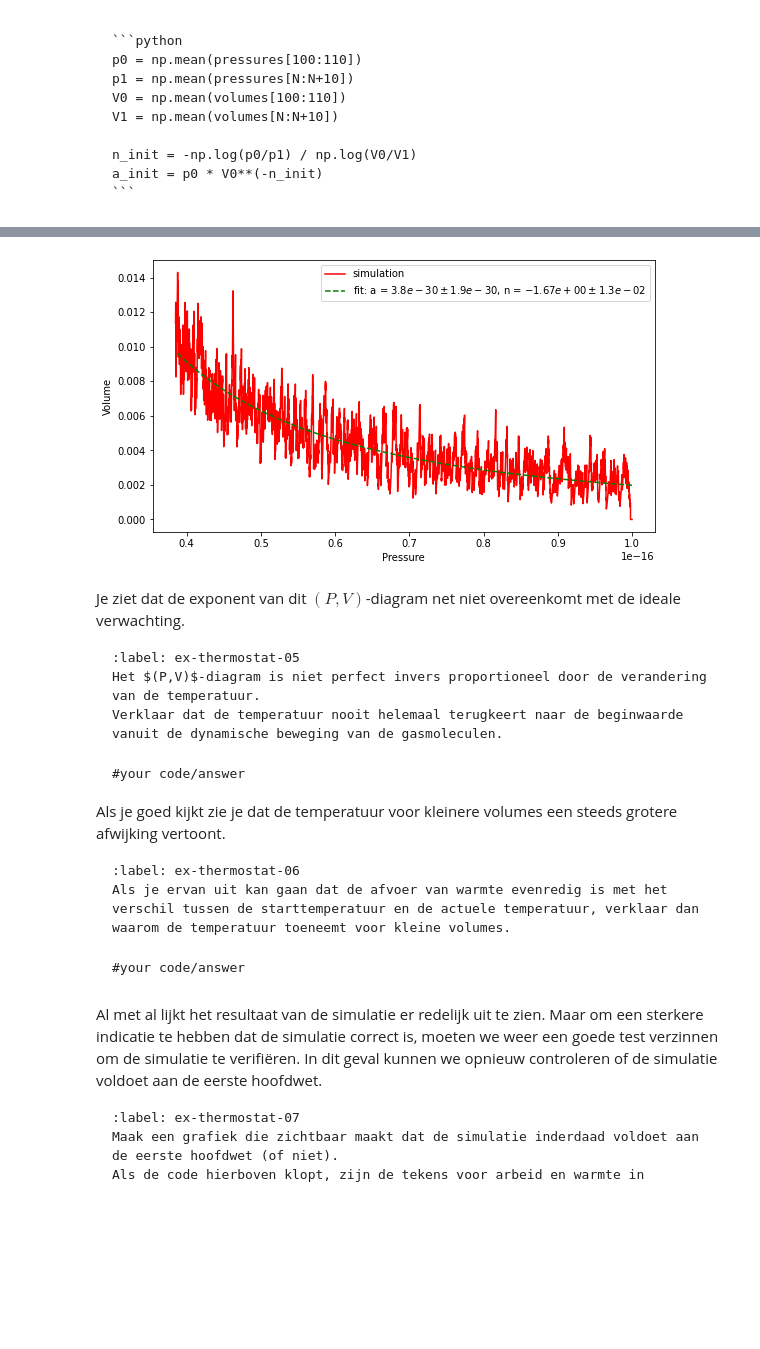
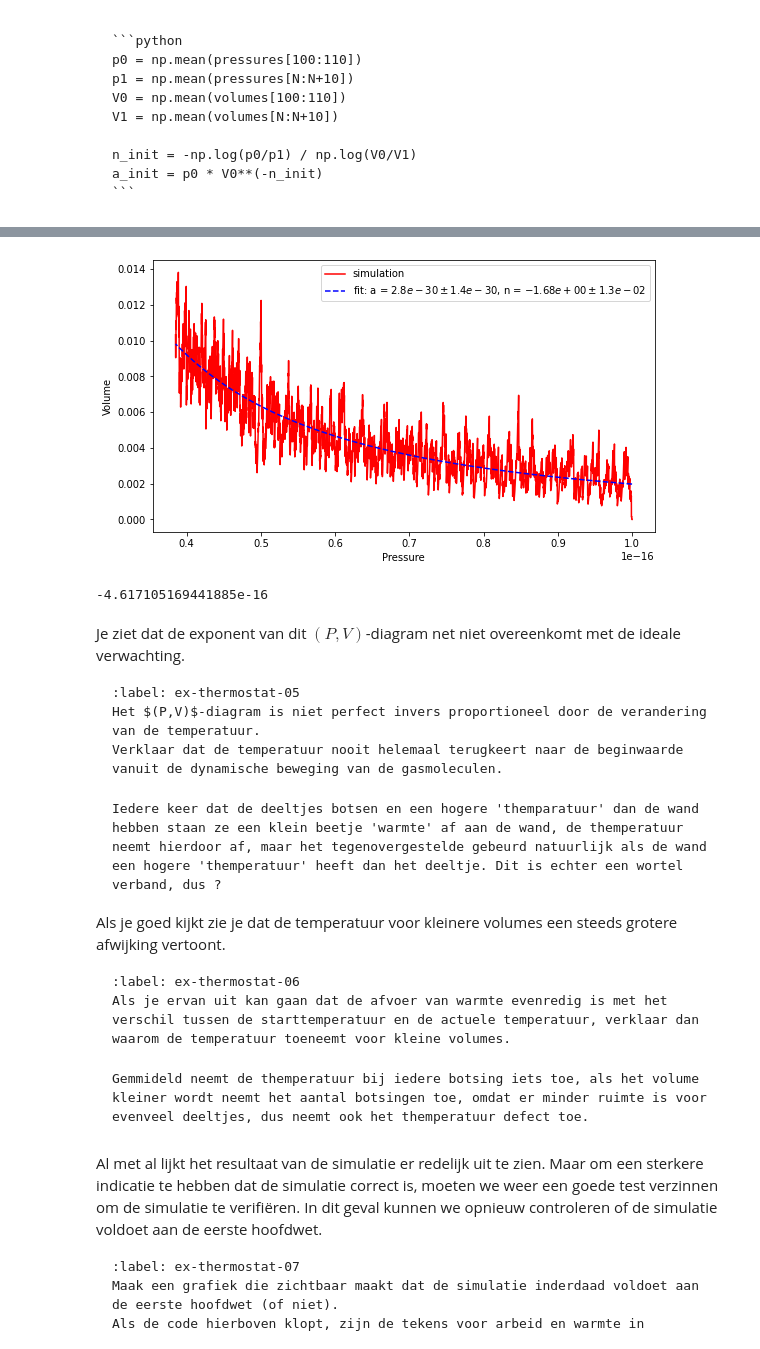
Before and after one commit to oprelo/thermo-project, a Jupyter notebook: Content/PySim/8_thermostaat.ipynb, the cells around one changed output, grey strips where cells are left out. Saved outputs shown, nothing was run; the diff lists cells and outputs as text; code cells hidden in the pictures; blank space fills up the shorter version.

````diff
--- a/Content/PySim/8_thermostaat.ipynb
+++ b/Content/PySim/8_thermostaat.ipynb
@@ -367,20 +368,25 @@ print(a_init)
 # %%
 def power_law(vol, a, n):
     return a * vol**n
 
 #your code/answer
-var, cov = curve_fit(power_law,volumes,pressures,p0=(a_init,-n_init))
+var, cov = curve_fit(power_law,volumes,pressures,p0=(a_init,-n_init)) #curve fit uitvoeren op de bovenstaande vergelijking, n moet negatief zijn, dus staat er een - teken voor n_init
 fit_pressures = power_law(volumes,*var)
 
+#volume pressure plot inclusief fit
 plt.figure(figsize=(9,5))
 plt.plot(volumes,pressures,'r-',label='simulation')
-plt.plot(volumes,fit_pressures,'g--',label=f'fit: a = ${var[0]:.1e}\pm{np.sqrt(cov[0,0]):.1e}$, n = ${var[1]:.2e}\pm{np.sqrt(cov[1,1]):.1e}$')
+plt.plot(volumes,fit_pressures,'b--',label=f'fit: a = ${var[0]:.1e}\pm{np.sqrt(cov[0,0]):.1e}$, n = ${var[1]:.2e}\pm{np.sqrt(cov[1,1]):.1e}$')
 plt.xlabel('Pressure')
 plt.ylabel('Volume')
 plt.legend()
 plt.show()
 # %% [output]
-[figure, old version]
+[figure, new version]
+# %%
+print(sum(heats))
+# %% [output]
+-4.617105169441885e-16
 # %% [markdown]
 Je ziet dat de exponent van dit $(P,V)$-diagram net niet overeenkomt met de ideale verwachting.
 
@@ -391,7 +397,7 @@ Verklaar dat de temperatuur nooit helemaal terugkeert naar de beginwaarde vanuit
 ```
 
 ```{solution} ex-thermostat-05
-#your code/answer
+Iedere keer dat de deeltjes botsen en een hogere 'themparatuur' dan de wand hebben staan ze een klein beetje 'warmte' af aan de wand, de themperatuur neemt hierdoor af, maar het tegenovergestelde gebeurd natuurlijk als de wand een hogere 'themperatuur' heeft dan het deeltje. Dit is echter een wortel verband, dus ?
 ```
 
 Als je goed kijkt zie je dat de temperatuur voor kleinere volumes een steeds grotere afwijking vertoont.
@@ -402,7 +408,7 @@ Als je ervan uit kan gaan dat de afvoer van warmte evenredig is met het verschil
 ```
 
 ```{solution} ex-thermostat-06
-#your code/answer
+Gemmideld neemt de themperatuur bij iedere botsing iets toe, als het volume kleiner wordt neemt het aantal botsingen toe, omdat er minder ruimte is voor evenveel deeltjes, dus neemt ook het themperatuur defect toe.
 ```
 # %% [markdown]
 Al met al lijkt het resultaat van de simulatie er redelijk uit te zien.
````
Also changed, not shown: parts of 6 cells of this notebook, 1 other file.
